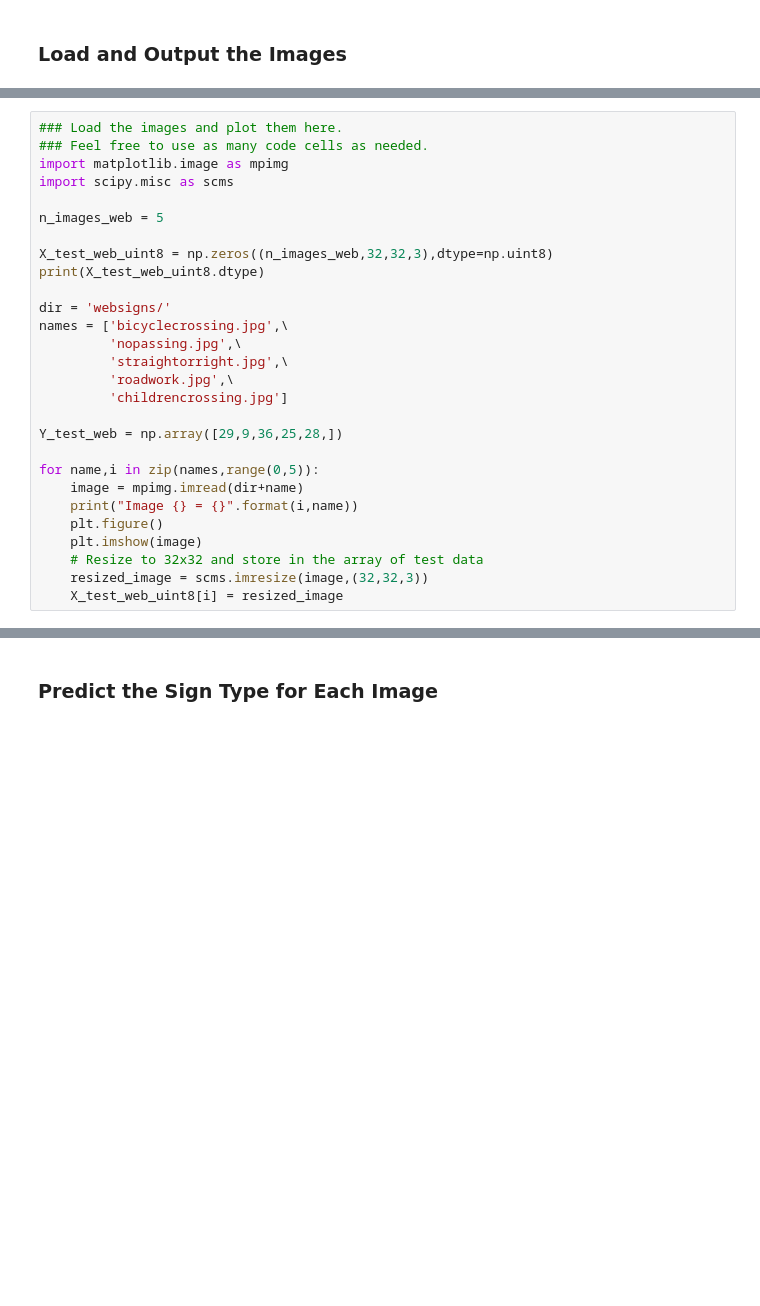
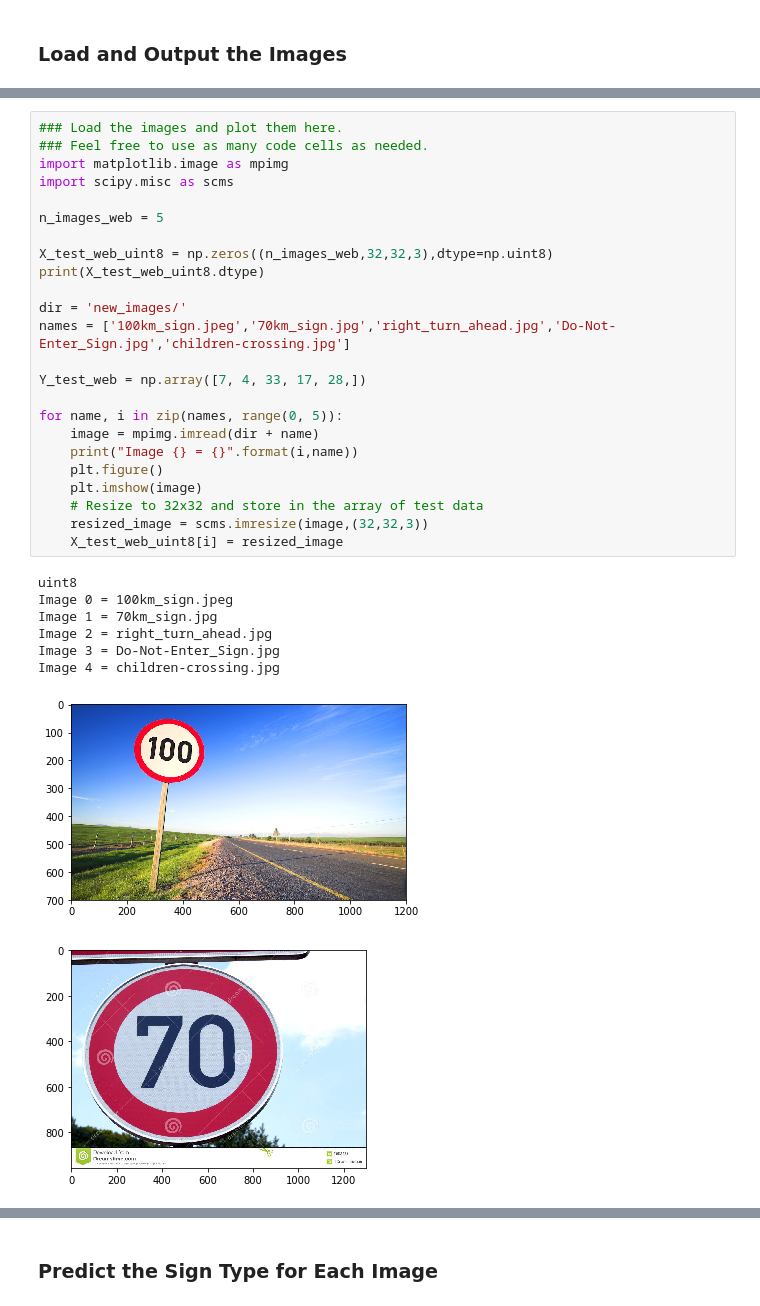
Before and after one commit to thomasdunlap/TensorFlow-Traffic-Sign-Classification, a Jupyter notebook: Traffic_Sign_Classifier.ipynb, the cells around one changed output, grey strips where cells are left out. Saved outputs shown, nothing was run; the diff lists cells and outputs as text; blank space fills up the shorter version.

```diff
--- a/Traffic_Sign_Classifier.ipynb
+++ b/Traffic_Sign_Classifier.ipynb
@@ -589,28 +563,33 @@ NameError: name 'csv' is not defined
 # %%
 ### Load the images and plot them here.
 ### Feel free to use as many code cells as needed.
 import matplotlib.image as mpimg
 import scipy.misc as scms
 
 n_images_web = 5
 
 X_test_web_uint8 = np.zeros((n_images_web,32,32,3),dtype=np.uint8)
 print(X_test_web_uint8.dtype)
 
-dir = 'websigns/'
-names = ['bicyclecrossing.jpg',\
-         'nopassing.jpg',\
-         'straightorright.jpg',\
-         'roadwork.jpg',\
-         'childrencrossing.jpg']
+dir = 'new_images/'
+names = ['100km_sign.jpeg','70km_sign.jpg','right_turn_ahead.jpg','Do-Not-Enter_Sign.jpg','children-crossing.jpg']
 
-Y_test_web = np.array([29,9,36,25,28,])
+Y_test_web = np.array([7, 4, 33, 17, 28,])
 
-for name,i in zip(names,range(0,5)):
-    image = mpimg.imread(dir+name)
+for name, i in zip(names, range(0, 5)):
+    image = mpimg.imread(dir + name)
     print("Image {} = {}".format(i,name))
     plt.figure()
     plt.imshow(image)
     # Resize to 32x32 and store in the array of test data
     resized_image = scms.imresize(image,(32,32,3))
     X_test_web_uint8[i] = resized_image
+# %% [output]
+uint8
+Image 0 = 100km_sign.jpeg
+Image 1 = 70km_sign.jpg
+Image 2 = right_turn_ahead.jpg
+Image 3 = Do-Not-Enter_Sign.jpg
+Image 4 = children-crossing.jpg
+[figure, added]
+[figure, added]
```
Also changed, not shown: parts of 16 cells of this notebook.
